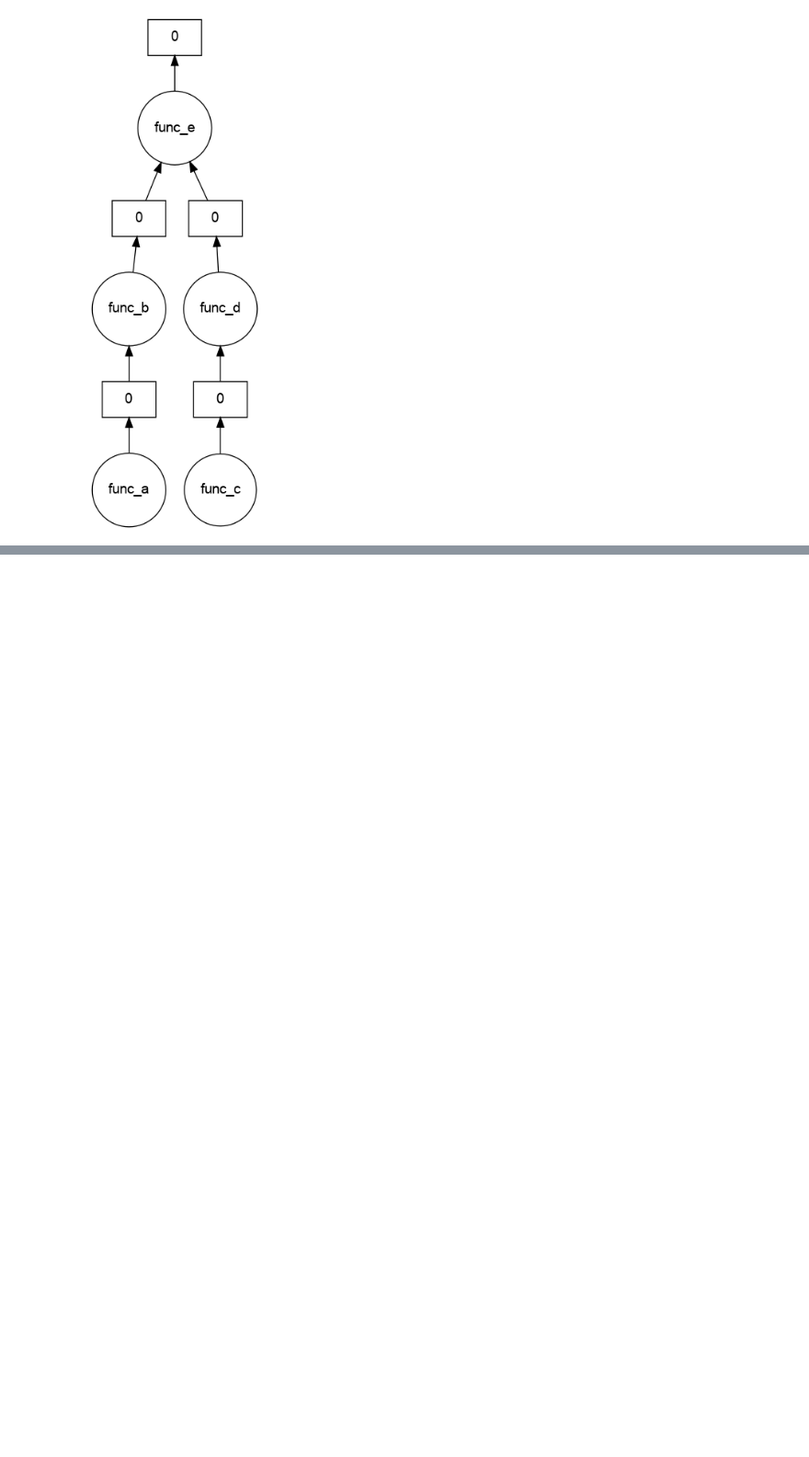
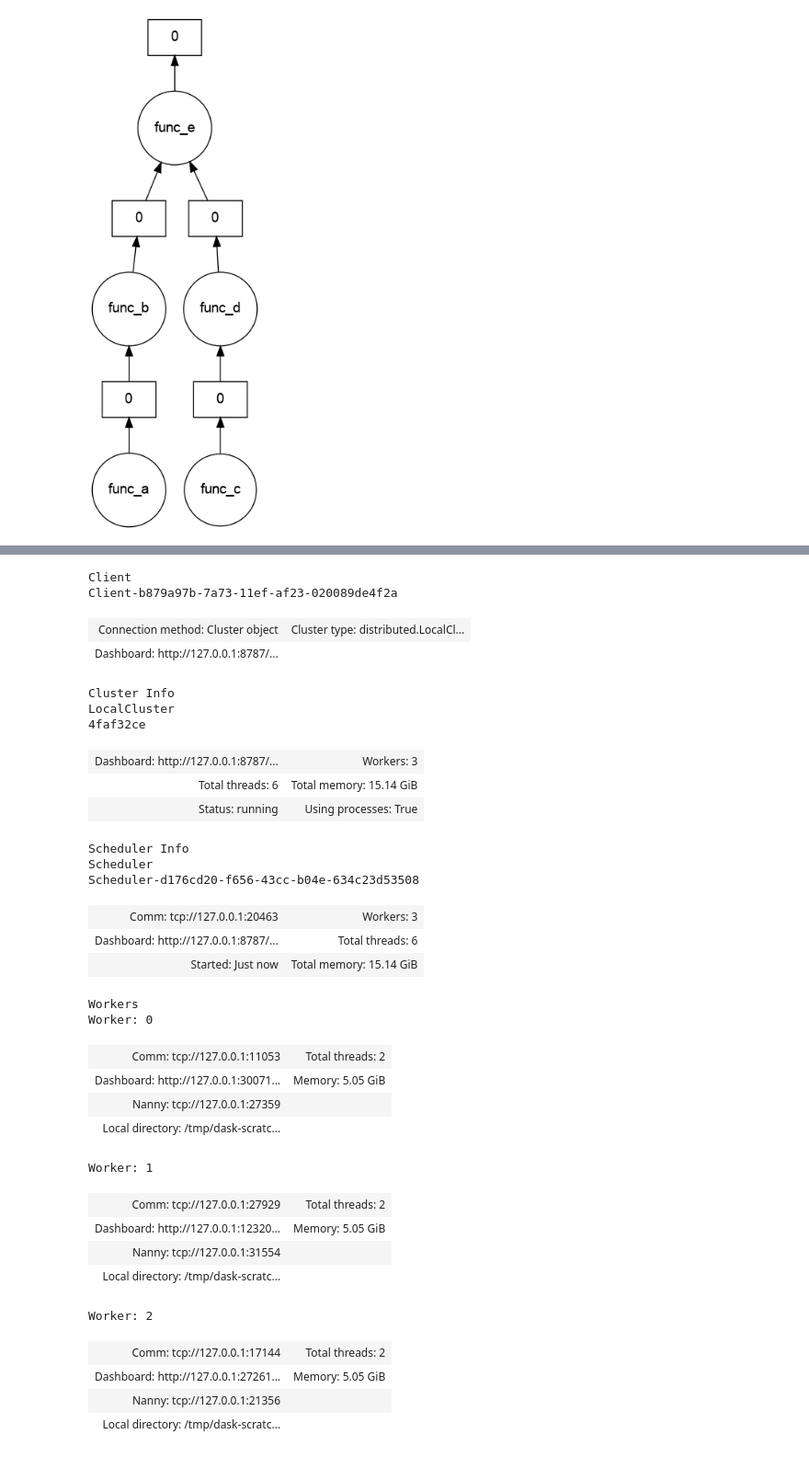
Before and after one commit to SWIFT-HEP/dask-dirac, a Jupyter notebook: examples/notebooks/client_graph.ipynb, the cells around one changed output, grey strips where cells are left out. Shown at 92% size. Drawn from its saved outputs; the diff is of its cells as text; code cells hidden in the pictures; blank space fills up the shorter version.

```diff
--- a/examples/notebooks/client_graph.ipynb
+++ b/examples/notebooks/client_graph.ipynb
@@ -2338,3 +2335,38 @@ Hosting the HTTP server on port 18494 instead
+# %%
+client
+# %% [output]
+Client
+Client-b879a97b-7a73-11ef-af23-020089de4f2a
+| Connection method: Cluster object | Cluster type: distributed.LocalCl... |
+| Dashboard: http://127.0.0.1:8787/... |  |
+Cluster Info
+LocalCluster
+4faf32ce
+| Dashboard: http://127.0.0.1:8787/... | Workers: 3 |
+| Total threads: 6 | Total memory: 15.14 GiB |
+| Status: running | Using processes: True |
+Scheduler Info
+Scheduler
+Scheduler-d176cd20-f656-43cc-b04e-634c23d53508
+| Comm: tcp://127.0.0.1:20463 | Workers: 3 |
+| Dashboard: http://127.0.0.1:8787/... | Total threads: 6 |
+| Started: Just now | Total memory: 15.14 GiB |
+Workers
+Worker: 0
+| Comm: tcp://127.0.0.1:11053 | Total threads: 2 |
+| Dashboard: http://127.0.0.1:30071... | Memory: 5.05 GiB |
+| Nanny: tcp://127.0.0.1:27359 |  |
+| Local directory: /tmp/dask-scratc... |  |
+Worker: 1
+| Comm: tcp://127.0.0.1:27929 | Total threads: 2 |
+| Dashboard: http://127.0.0.1:12320... | Memory: 5.05 GiB |
+| Nanny: tcp://127.0.0.1:31554 |  |
+| Local directory: /tmp/dask-scratc... |  |
+Worker: 2
+| Comm: tcp://127.0.0.1:17144 | Total threads: 2 |
+| Dashboard: http://127.0.0.1:27261... | Memory: 5.05 GiB |
+| Nanny: tcp://127.0.0.1:21356 |  |
+| Local directory: /tmp/dask-scratc... |  |
 # %%
 original_graph_to_futures = client._graph_to_futures
 client._graph_to_futures = modified_graph_to_futures
```
Also changed, not shown: parts of 3 cells of this notebook.
